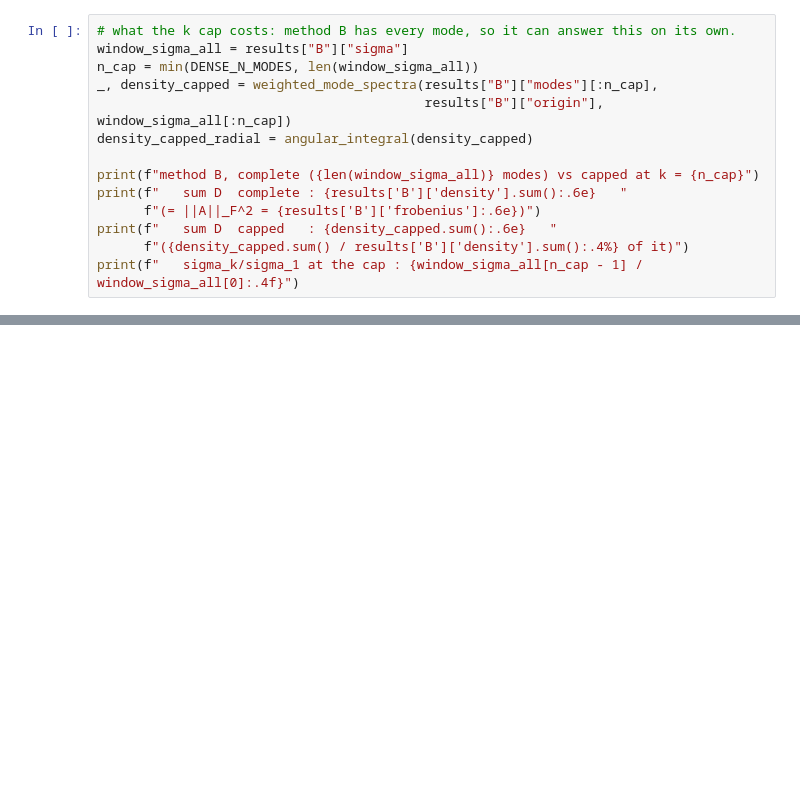
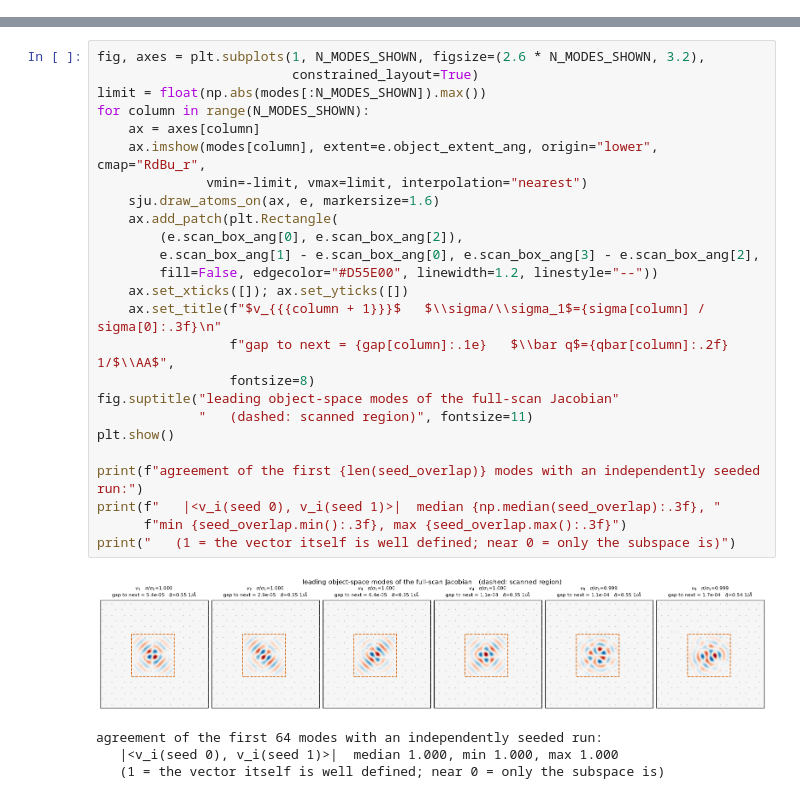
Before and after one commit to AdQuanta-Phase-Imaging/quantem, a Jupyter notebook: scripts/linearized-ptycho/02_full_scan_jacobian_spectrum.ipynb, the cells around one changed output, grey strips where cells are left out. Cells and saved outputs as stored; diff of their text form; blank space fills up the shorter version.

```diff
--- a/scripts/linearized-ptycho/02_full_scan_jacobian_spectrum.ipynb
+++ b/scripts/linearized-ptycho/02_full_scan_jacobian_spectrum.ipynb
@@ -1773,14 +0,0 @@ plt.show()
-# %%
-# what the k cap costs: method B has every mode, so it can answer this on its own.
-window_sigma_all = results["B"]["sigma"]
-n_cap = min(DENSE_N_MODES, len(window_sigma_all))
-_, density_capped = weighted_mode_spectra(results["B"]["modes"][:n_cap],
-                                          results["B"]["origin"], window_sigma_all[:n_cap])
-density_capped_radial = angular_integral(density_capped)
-
-print(f"method B, complete ({len(window_sigma_all)} modes) vs capped at k = {n_cap}")
-print(f"   sum D  complete : {results['B']['density'].sum():.6e}   "
-      f"(= ||A||_F^2 = {results['B']['frobenius']:.6e})")
-print(f"   sum D  capped   : {density_capped.sum():.6e}   "
-      f"({density_capped.sum() / results['B']['density'].sum():.4%} of it)")
-print(f"   sigma_k/sigma_1 at the cap : {window_sigma_all[n_cap - 1] / window_sigma_all[0]:.4f}")
@@ -2025,0 +463,30 @@ notebook.
+# %%
+fig, axes = plt.subplots(1, N_MODES_SHOWN, figsize=(2.6 * N_MODES_SHOWN, 3.2),
+                         constrained_layout=True)
+limit = float(np.abs(modes[:N_MODES_SHOWN]).max())
+for column in range(N_MODES_SHOWN):
+    ax = axes[column]
+    ax.imshow(modes[column], extent=e.object_extent_ang, origin="lower", cmap="RdBu_r",
+              vmin=-limit, vmax=limit, interpolation="nearest")
+    sju.draw_atoms_on(ax, e, markersize=1.6)
+    ax.add_patch(plt.Rectangle(
+        (e.scan_box_ang[0], e.scan_box_ang[2]),
+        e.scan_box_ang[1] - e.scan_box_ang[0], e.scan_box_ang[3] - e.scan_box_ang[2],
+        fill=False, edgecolor="#D55E00", linewidth=1.2, linestyle="--"))
+    ax.set_xticks([]); ax.set_yticks([])
+    ax.set_title(f"$v_{{{column + 1}}}$   $\\sigma/\\sigma_1$={sigma[column] / sigma[0]:.3f}\n"
+                 f"gap to next = {gap[column]:.1e}   $\\bar q$={qbar[column]:.2f} 1/$\\AA$",
+                 fontsize=8)
+fig.suptitle("leading object-space modes of the full-scan Jacobian"
+             "   (dashed: scanned region)", fontsize=11)
+plt.show()
+
+print(f"agreement of the first {len(seed_overlap)} modes with an independently seeded run:")
+print(f"   |<v_i(seed 0), v_i(seed 1)>|  median {np.median(seed_overlap):.3f}, "
+      f"min {seed_overlap.min():.3f}, max {seed_overlap.max():.3f}")
+print("   (1 = the vector itself is well defined; near 0 = only the subspace is)")
+# %% [output]
+[figure, added]
+agreement of the first 64 modes with an independently seeded run:
+   |<v_i(seed 0), v_i(seed 1)>|  median 1.000, min 1.000, max 1.000
+   (1 = the vector itself is well defined; near 0 = only the subspace is)
```
Also changed, not shown: parts of 57 cells of this notebook, 3 other files.
